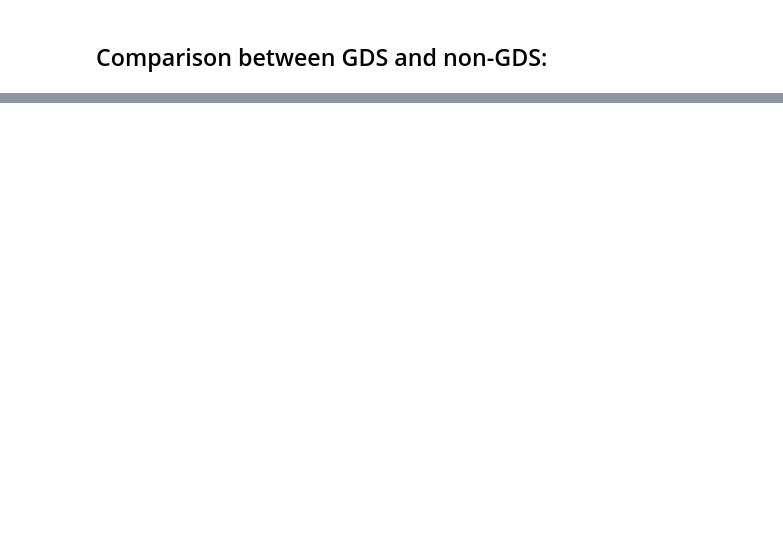
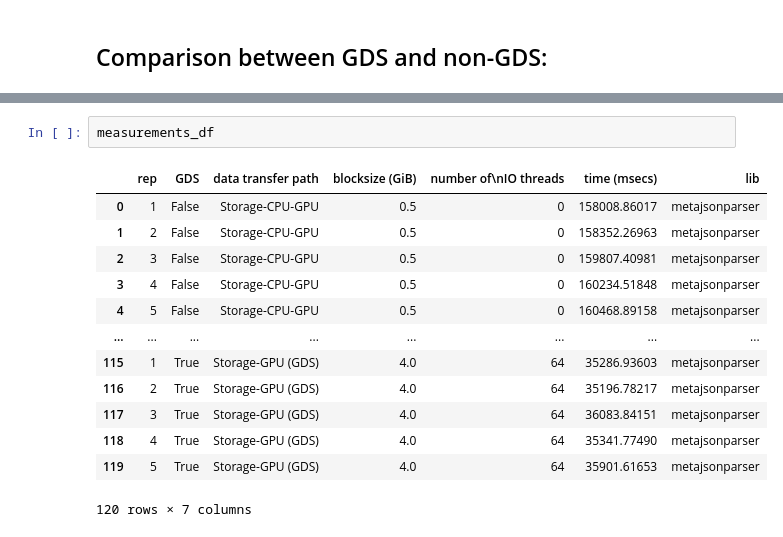
Before and after one commit to wesolowskip/mgr, a Jupyter notebook: 2_metajsonparser/dask-results-analysis.ipynb, the cells around one changed output, grey strips where cells are left out. Drawn from its saved outputs; the diff is of its cells as text; blank space fills up the shorter version.

```diff
--- a/2_metajsonparser/dask-results-analysis.ipynb
+++ b/2_metajsonparser/dask-results-analysis.ipynb
@@ -133,0 +160,16 @@ plt.show()
+# %%
+measurements_df
+# %% [output]
+|  | rep | GDS | data transfer path | blocksize (GiB) | number of\nIO threads | time (msecs) | lib |
+| 0 | 1 | False | Storage-CPU-GPU | 0.5 | 0 | 158008.86017 | metajsonparser |
+| 1 | 2 | False | Storage-CPU-GPU | 0.5 | 0 | 158352.26963 | metajsonparser |
+| 2 | 3 | False | Storage-CPU-GPU | 0.5 | 0 | 159807.40981 | metajsonparser |
+| 3 | 4 | False | Storage-CPU-GPU | 0.5 | 0 | 160234.51848 | metajsonparser |
+| 4 | 5 | False | Storage-CPU-GPU | 0.5 | 0 | 160468.89158 | metajsonparser |
+| ... | ... | ... | ... | ... | ... | ... | ... |
+| 115 | 1 | True | Storage-GPU (GDS) | 4.0 | 64 | 35286.93603 | metajsonparser |
+| 116 | 2 | True | Storage-GPU (GDS) | 4.0 | 64 | 35196.78217 | metajsonparser |
+| 117 | 3 | True | Storage-GPU (GDS) | 4.0 | 64 | 36083.84151 | metajsonparser |
+| 118 | 4 | True | Storage-GPU (GDS) | 4.0 | 64 | 35341.77490 | metajsonparser |
+| 119 | 5 | True | Storage-GPU (GDS) | 4.0 | 64 | 35901.61653 | metajsonparser |
+120 rows × 7 columns
```
Also changed, not shown: parts of 12 cells of this notebook, 5 other files.
